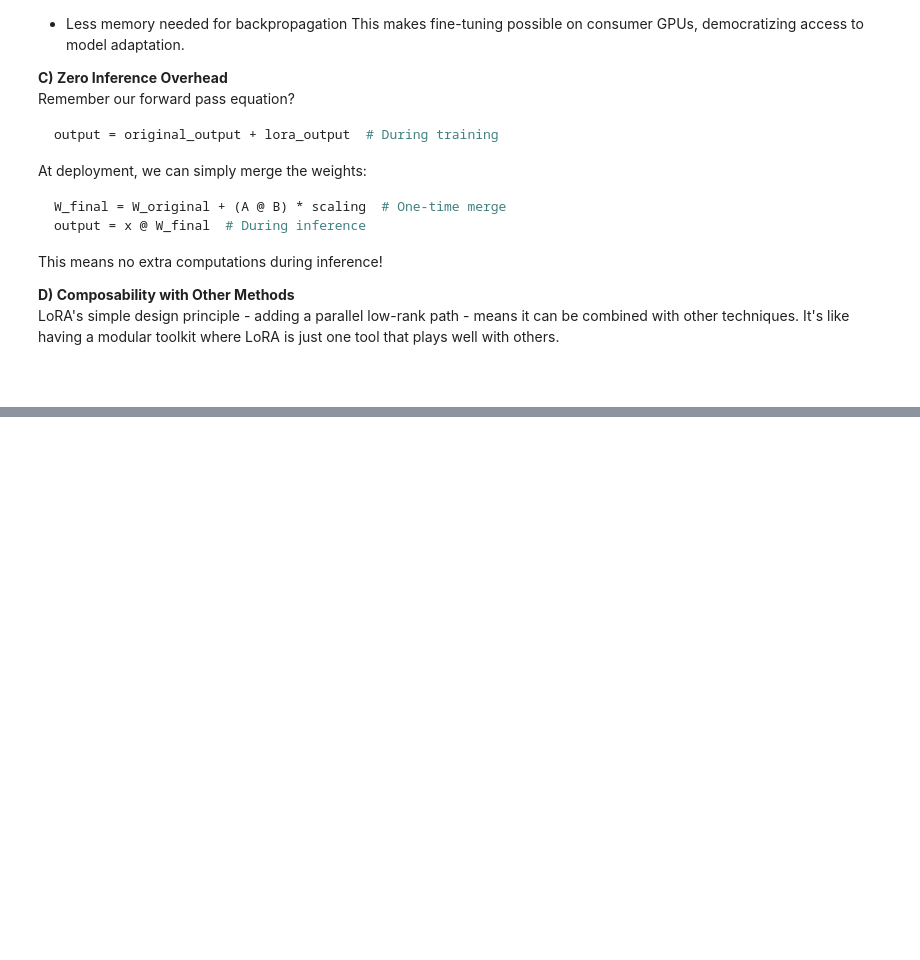
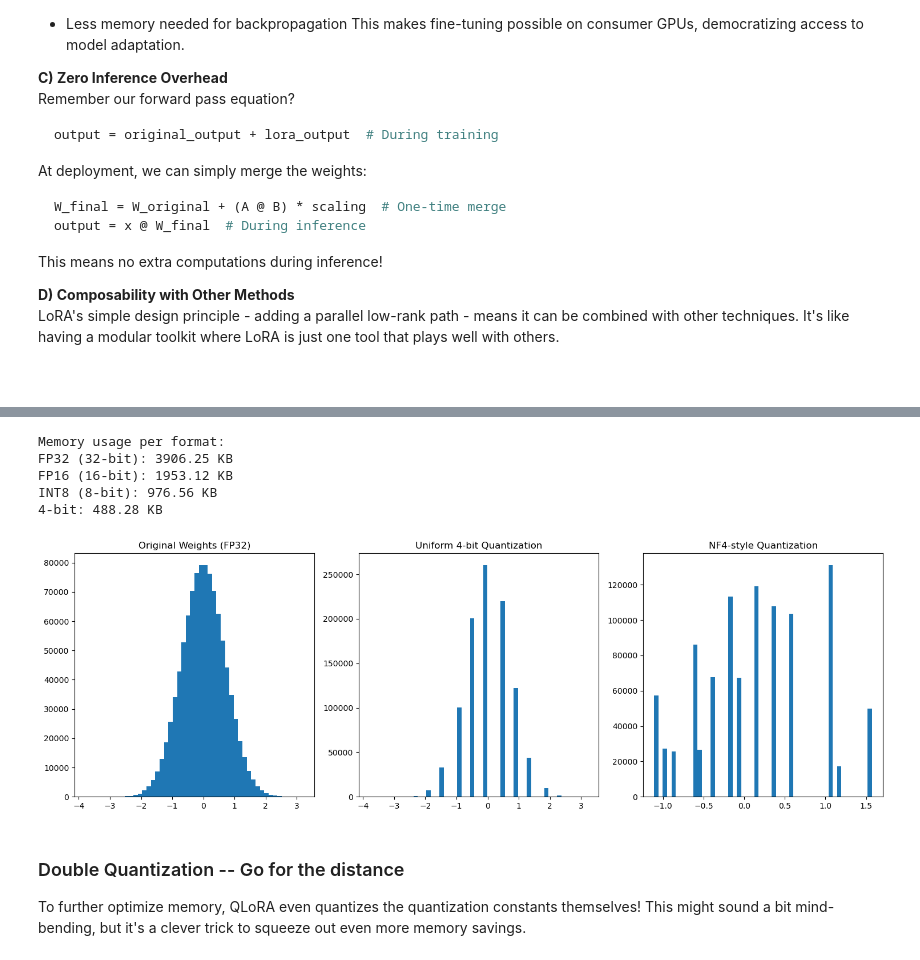
Before and after one commit to JenWei0312/PEFT_methods, a Jupyter notebook: PEFT_Tutorial.ipynb, the cells around one changed output, grey strips where cells are left out. Cells and saved outputs as stored; diff of their text form; code cells hidden in the pictures; blank space fills up the shorter version.

```diff
--- a/PEFT_Tutorial.ipynb
+++ b/PEFT_Tutorial.ipynb
@@ -331,0 +367,66 @@ This means no extra computations during inference!
+# %%
+import torch
+import numpy as np
+
+def demonstrate_quantization():
+    # Let's create a sample weight matrix
+    weights = torch.normal(0, 0.7, size=(1000, 1000))
+
+    # Memory usage in different formats
+    print("Memory usage per format:")
+    print(f"FP32 (32-bit): {weights.element_size() * weights.nelement() / 1024:.2f} KB")
+    print(f"FP16 (16-bit): {weights.element_size() * weights.nelement() / 2 / 1024:.2f} KB")
+    print(f"INT8 (8-bit): {weights.element_size() * weights.nelement() / 4 / 1024:.2f} KB")
+    print(f"4-bit: {weights.element_size() * weights.nelement() / 8 / 1024:.2f} KB")
+
+    # Let's visualize what quantization does to the distribution
+    plt.figure(figsize=(15, 5))
+
+    # Original distribution
+    plt.subplot(131)
+    plt.hist(weights.numpy().flatten(), bins=50)
+    plt.title("Original Weights (FP32)")
+
+    # Simple 4-bit uniform quantization
+    num_bins = 16  # 2^4 for 4-bit
+    # Find min and max for scaling
+    w_min, w_max = weights.min(), weights.max()
+    # Scale to 0-15 range
+    scaled = ((weights - w_min) / (w_max - w_min) * (num_bins - 1)).round()
+    # Scale back to original range
+    quantized_uniform = scaled * (w_max - w_min) / (num_bins - 1) + w_min
+
+    plt.subplot(132)
+    plt.hist(quantized_uniform.numpy().flatten(), bins=50)
+    plt.title("Uniform 4-bit Quantization")
+
+    # NF4-style quantization (simplified)
+    # Use normal distribution to place quantization bins
+    # This approach often better represents the distribution of weights in neural networks
+    # compared to uniform quantization.
+    bins = torch.normal(0, 1, size=(16,)).sort()[0]
+    # Find nearest bin for each weight
+    indices = torch.bucketize(weights.flatten(), bins)
+    # Clip indices to be within the valid range of bins
+    indices = torch.clamp(indices, 0, len(bins) - 1)
+    quantized_normal = bins[indices].reshape(weights.shape)
+
+    plt.subplot(133)
+    plt.hist(quantized_normal.numpy().flatten(), bins=50)
+    plt.title("NF4-style Quantization")
+
+    plt.tight_layout()
+    return plt.gcf()
+
+# Show the effects of quantization
+fig = demonstrate_quantization()
+# %% [output]
+Memory usage per format:
+FP32 (32-bit): 3906.25 KB
+FP16 (16-bit): 1953.12 KB
+INT8 (8-bit): 976.56 KB
+4-bit: 488.28 KB
+[figure, added]
+# %% [markdown]
+### Double Quantization -- Go for the distance ###
+To further optimize memory, QLoRA even quantizes the quantization constants themselves! This might sound a bit mind-bending, but it's a clever trick to squeeze out even more memory savings.
```
Also changed, not shown: parts of 8 cells of this notebook.
